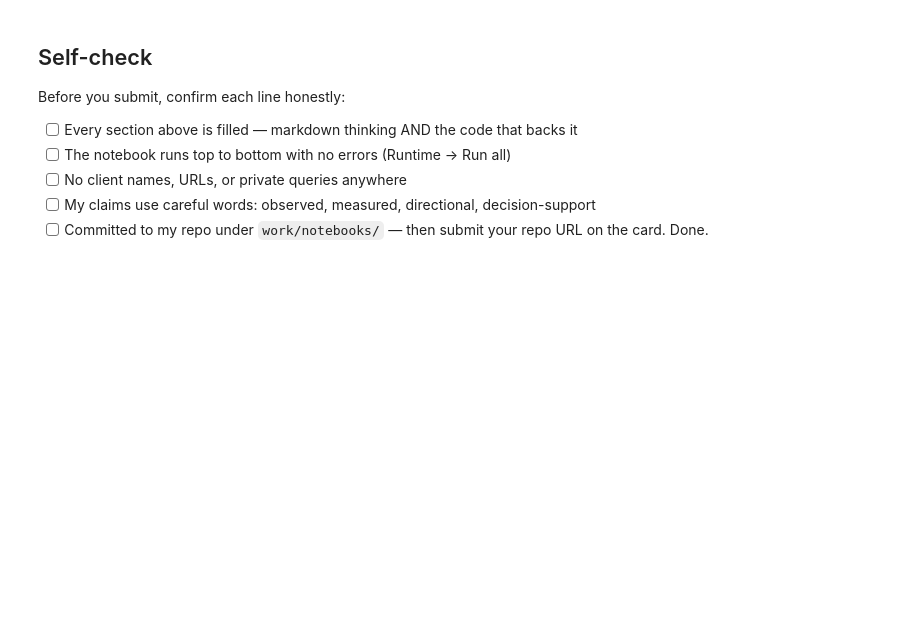
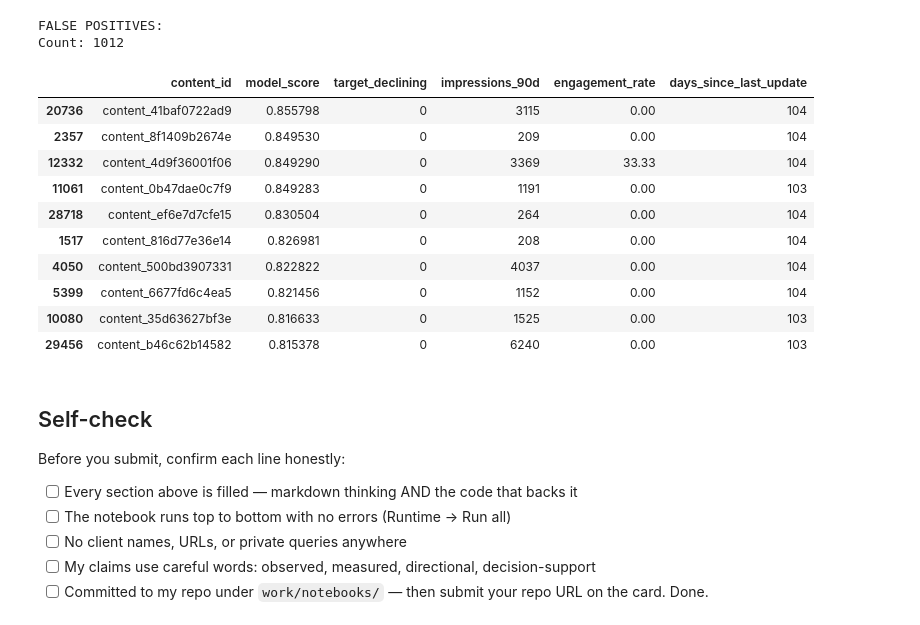
Before and after one commit to Rimshakalhoro/flyrank-ml-internship-rimsha, a Jupyter notebook: work/notebooks/w05_model.ipynb, the cells around one changed output. Drawn from its saved outputs; the diff is of its cells as text; code cells hidden in the pictures; blank space fills up the shorter version.

```diff
--- a/work/notebooks/w05_model.ipynb
+++ b/work/notebooks/w05_model.ipynb
@@ -37,3 +378,54 @@ This skeleton is yours to fill. Work the sections **in order** — each one has
+# %%
+# ==========================================
+# SECTION 4 — ERROR ANALYSIS
+# ==========================================
+
+# Create predicted class using 0.50 threshold
+test_df["predicted_declining"] = (
+    test_df["model_score"] >= 0.50
+).astype(int)
+
+# ------------------------------------------
+# FALSE POSITIVES
+# Predicted declining, but target was not declining
+# ------------------------------------------
+
+false_positives = test_df[
+    (test_df["predicted_declining"] == 1)
+    &
+    (test_df["target_declining"] == 0)
+].sort_values(
+    "model_score",
+    ascending=False
+)
+
+print("FALSE POSITIVES:")
+print("Count:", len(false_positives))
+
+false_positives[
+    [
+        "content_id",
+        "model_score",
+        "target_declining",
+        "impressions_90d",
+        "engagement_rate",
+        "days_since_last_update"
+    ]
+].head(10)
+# %% [output]
+FALSE POSITIVES:
+Count: 1012
+|  | content_id | model_score | target_declining | impressions_90d | engagement_rate | days_since_last_update |
+| 20736 | content_41baf0722ad9 | 0.855798 | 0 | 3115 | 0.00 | 104 |
+| 2357 | content_8f1409b2674e | 0.849530 | 0 | 209 | 0.00 | 104 |
+| 12332 | content_4d9f36001f06 | 0.849290 | 0 | 3369 | 33.33 | 104 |
+| 11061 | content_0b47dae0c7f9 | 0.849283 | 0 | 1191 | 0.00 | 103 |
+| 28718 | content_ef6e7d7cfe15 | 0.830504 | 0 | 264 | 0.00 | 104 |
+| 1517 | content_816d77e36e14 | 0.826981 | 0 | 208 | 0.00 | 104 |
+| 4050 | content_500bd3907331 | 0.822822 | 0 | 4037 | 0.00 | 104 |
+| 5399 | content_6677fd6c4ea5 | 0.821456 | 0 | 1152 | 0.00 | 104 |
+| 10080 | content_35d63627bf3e | 0.816633 | 0 | 1525 | 0.00 | 103 |
+| 29456 | content_b46c62b14582 | 0.815378 | 0 | 6240 | 0.00 | 103 |
 # %% [markdown]
 ## Self-check
 
```
Also changed, not shown: parts of 16 cells of this notebook.
